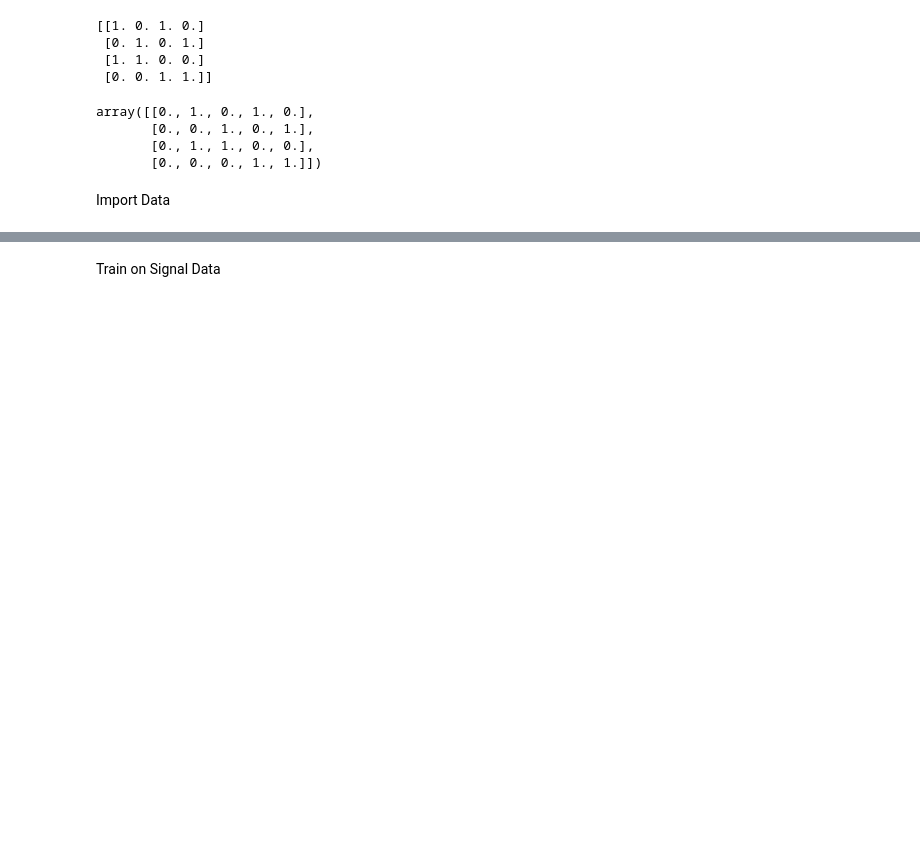
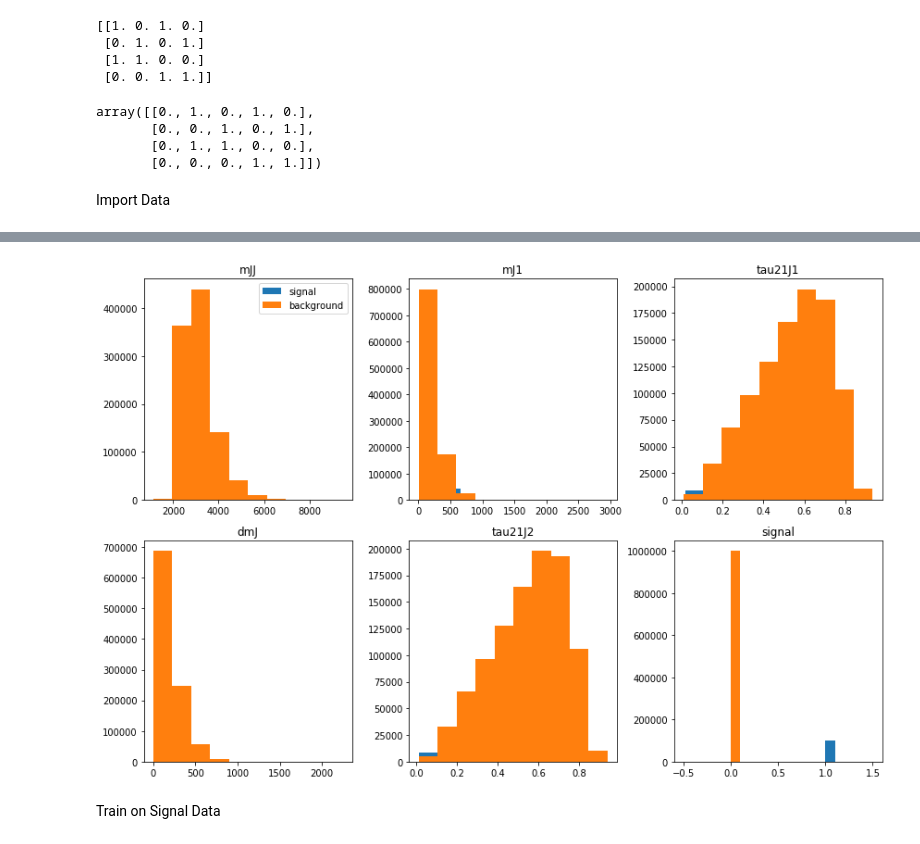
Before and after one commit to matteoettam09/i-flow, a Jupyter notebook: DensityEstimation/RnD_dataset.ipynb, the cells around one changed output, grey strips where cells are left out. Saved outputs shown, nothing was run; the diff lists cells and outputs as text; code cells hidden in the pictures; blank space fills up the shorter version.

```diff
--- a/DensityEstimation/RnD_dataset.ipynb
+++ b/DensityEstimation/RnD_dataset.ipynb
@@ -234,3 +329,7 @@ Event
+# %%
+combined = combine_sig_bkg(siglist, bkglist)
+# %% [output]
+[figure, added]
 # %% [markdown]
 Train on Signal Data
 # %%
```
Also changed, not shown: parts of 9 cells of this notebook.
